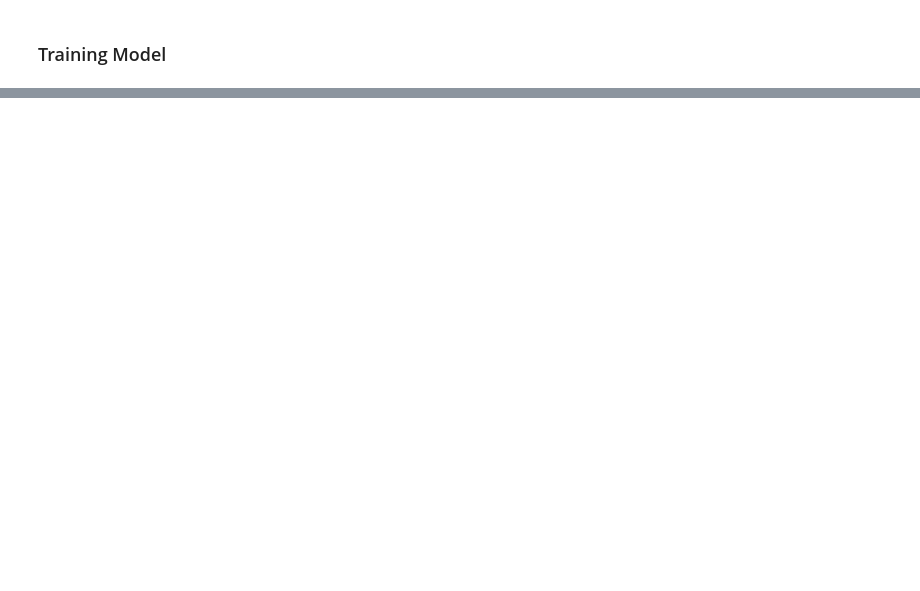
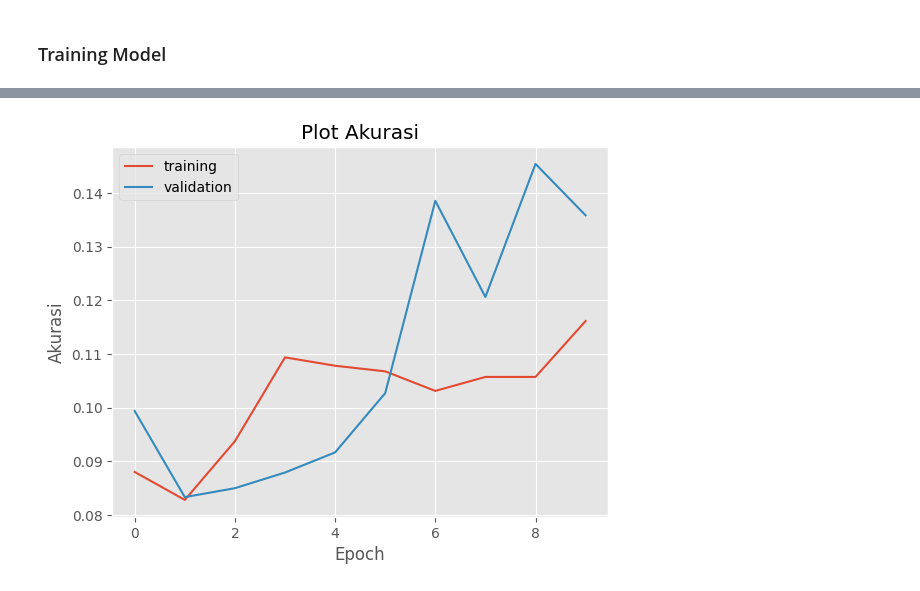
Before and after one commit to yasir-rtx/dbs_ml_inter_submission02, a Jupyter notebook: imageClassification.ipynb, the cells around one changed output, grey strips where cells are left out. Drawn from its saved outputs; the diff is of its cells as text; code cells hidden in the pictures; blank space fills up the shorter version.

```diff
--- a/imageClassification.ipynb
+++ b/imageClassification.ipynb
@@ -255,7 +266,7 @@ X_train = datagen.flow_from_directory(
     dataset_path,
     batch_size=32,
     target_size=(150,150),
-    color_mode="rgb",
+    color_mode="grayscale",
     class_mode='categorical',
     subset='training',
     shuffle=True
@@ -265,7 +276,7 @@ X_valid = datagen.flow_from_directory(
     dataset_path,
     batch_size=32,
     target_size=(150,150),
-    color_mode="rgb",
+    color_mode="grayscale",
     class_mode='categorical',
     subset='validation',
     shuffle=True
@@ -278,3 +291,9 @@ Found 4800 images belonging to 12 classes.
+# %%
+class myCallback(Callback):
+    def on_epoch_end(self, epoch, logs={}):
+        if (logs.get('accuracy') >= 0.95 and logs.get('val_accuracy') >= 0.95):
+            self.model.stop_training=True
+            print('\nModel telah mencapai akurasi 95%')
 # %% [markdown]
 ### Define Model
 # %%
@@ -287,7 +306,7 @@ model = Sequential()
 
 # ######################### Input layer with Fully Connected Layer ################################
 # 1st Convolutional layer, Batch Normalization layer, and Pooling layer
-model.add(Conv2D(32, (3, 3), padding='same', activation='relu', input_shape=(150,150,3)))
+model.add(Conv2D(32, (3, 3), padding='same', activation='relu', input_shape=(150,150,1)))
 model.add(BatchNormalization())
 model.add(MaxPooling2D((2, 2)))
 
@@ -316,7 +335,7 @@ model.add(Dense(class_num, activation='softmax'))
 ######################### Fully Connected Layer ################################
 
 ######################### Compile Model ################################
-model.compile(optimizer=tf.keras.optimizers.RMSprop(),
+model.compile(optimizer=tf.keras.optimizers.Adam(),
                             loss='categorical_crossentropy',
                             metrics=['accuracy'])
 
@@ -343,12 +362,14 @@ None
 # %% [markdown]
 ### Training Model
 # %%
-# %time
+%time
 # Fitting / training model
-history_1 = model.fit(
+history = model.fit(
     X_train,
-    epochs=30,
+    epochs=10,
     batch_size=32,
-    validation_data=X_valid
+    validation_data=X_valid,
+    steps_per_epoch=60,
+    callbacks=myCallback()
 )
 # %% [output]
@@ -356,0 +396,12 @@ Error:
+# %%
+plt.style.use("ggplot")
+plt.figure()
+plt.plot(np.arange(0, 10), history.history["accuracy"], label="training")
+plt.plot(np.arange(0, 10), history.history["val_accuracy"], label="validation")
+plt.title("Plot Akurasi")
+plt.xlabel("Epoch")
+plt.ylabel("Akurasi")
+plt.legend()
+plt.show()
+# %% [output]
+[figure, added]
```
Also changed, not shown: parts of 12 cells of this notebook.
